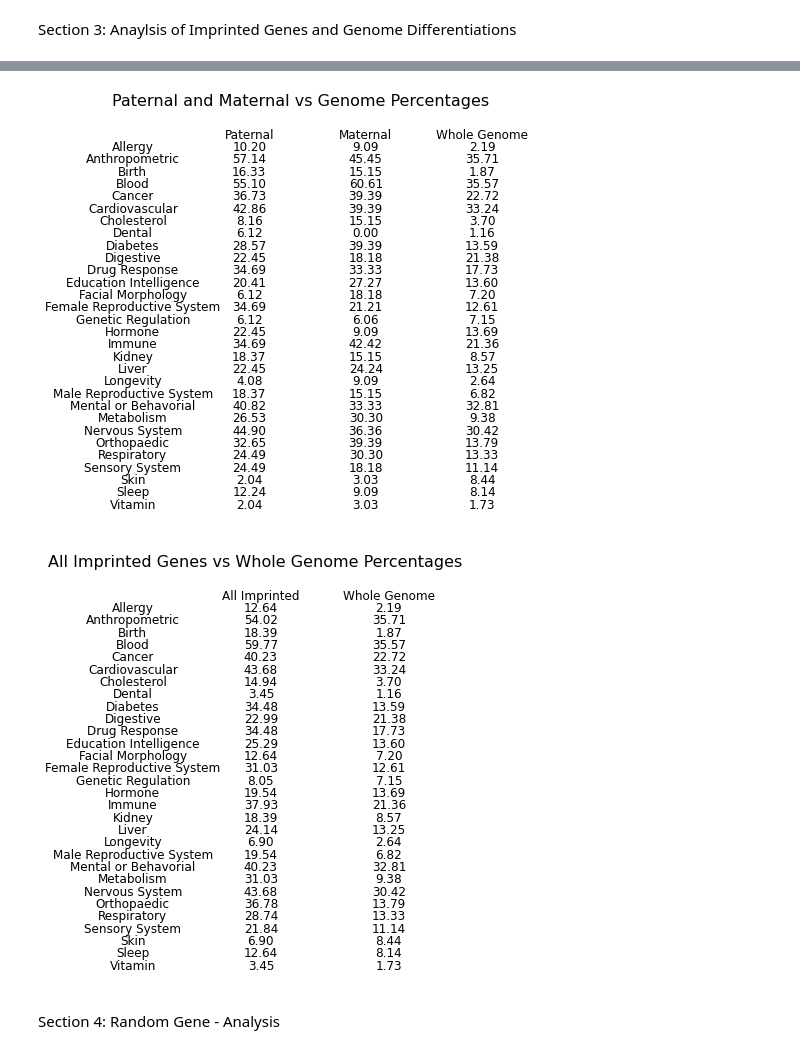
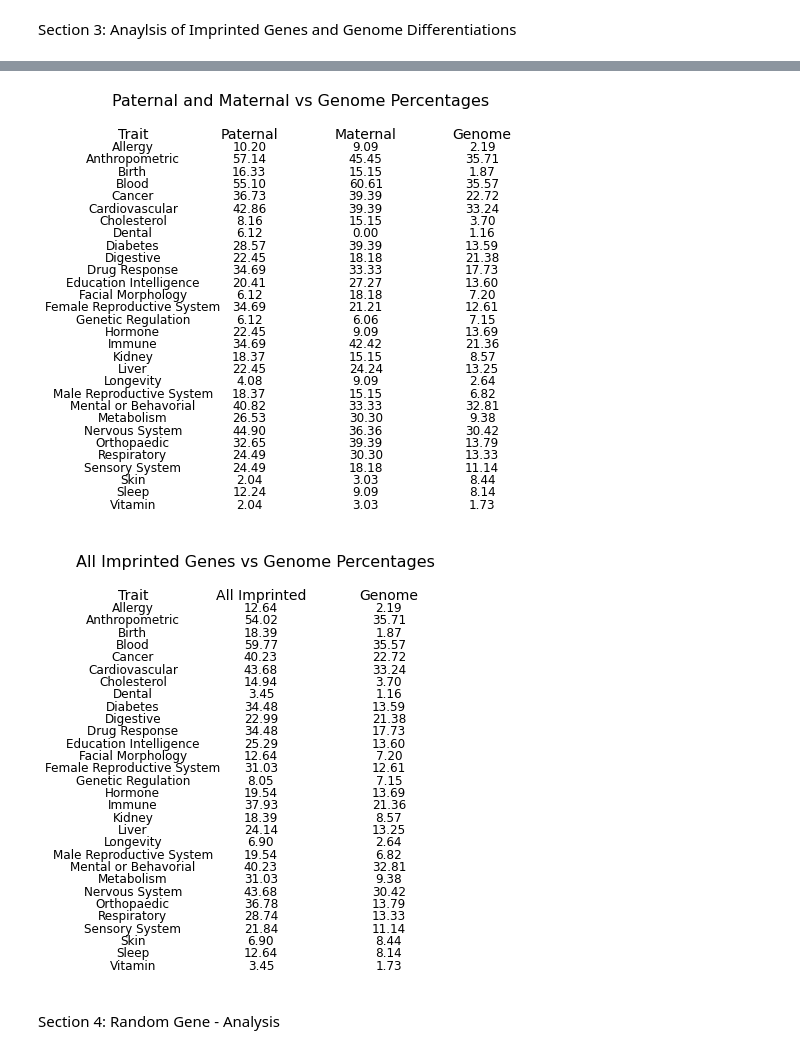
Before and after one commit to spanayotti/GD5999---Code, a Jupyter notebook: Imprinted_Gene_Analysis.ipynb, the cells around one changed output, grey strips where cells are left out. Saved outputs shown, nothing was run; the diff lists cells and outputs as text; code cells hidden in the pictures.

```diff
--- a/Imprinted_Gene_Analysis.ipynb
+++ b/Imprinted_Gene_Analysis.ipynb
@@ -1187,7 +1183,7 @@ for n in overall_imprint_total:
     per_all.append(final)
 np.savetxt("Output/Percentages/all_imprinted.csv", per_all, delimiter =", ", fmt ='% s')
 
-#Removes headers for whole genome array
+#Removes headers for genome array
 for g in totals_genome:
     #If to check if headers have already been removed
     if g == "Total Genes":
@@ -1195,10 +1191,10 @@ for g in totals_genome:
         totals_genome.remove("Total Genes")
 #Print to show have been removed successfully
 
-#Whole Genome
+#Genome
 for n in totals_genome:
     #Calculates percentage
-    final = (n/no_whole_genome) * 100.0
+    final = (n/no_genome) * 100.0
     #Prints pergentage to 2decimal places
     per_genome.append(final)
 np.savetxt("Output/Percentages/genome.csv", per_genome, delimiter =", ", fmt ='% s')
@@ -1207,19 +1203,17 @@ np.savetxt("Output/Percentages/genome.csv", per_genome, delimiter =", ", fmt ='%
 # %%
-fig, ax = plt.subplots(nrows=31, ncols=6, figsize=(11.5,7))
+fig, ax = plt.subplots(nrows=31, ncols=5, figsize=(10,7))
 fig.suptitle('Paternal and Maternal vs Genome Percentages', fontsize=16)
 
-ax[0, 0].set_title("", fontsize=12)
+ax[0, 0].set_title("Trait", fontsize=14)
 ax[0, 0].axis('off')
-ax[0, 1].set_title("Paternal", fontsize=12)
+ax[0, 1].set_title("Paternal", fontsize=14)
 ax[0, 1].axis('off')
-ax[0, 2].set_title("Maternal", fontsize=12)
+ax[0, 2].set_title("Maternal", fontsize=14)
 ax[0, 2].axis('off')
-ax[0, 3].set_title("Not Specified", fontsize=12)
+ax[0, 3].set_title("All Imprinted", fontsize=14)
 ax[0, 3].axis('off')
-ax[0, 4].set_title("All Imprinted", fontsize=12)
+ax[0, 4].set_title("Genome", fontsize=14)
 ax[0, 4].axis('off')
-ax[0, 5].set_title("Whole Genome", fontsize=12)
-ax[0, 5].axis('off')
 
 k = 0
 for i in range(30):
@@ -1230,12 +1224,10 @@ for i in range(30):
     ax[k, 1].axis('off')
     ax[k, 2].set_title(format(per_maternal[i],".2f"), fontsize=12)
     ax[k, 2].axis('off')
-    ax[k, 3].set_title(format(per_notspecified[i],".2f"), fontsize=12)
+    ax[k, 3].set_title(format(per_all[i],".2f"), fontsize=12)
     ax[k, 3].axis('off')
-    ax[k, 4].set_title(format(per_all[i],".2f"), fontsize=12)
+    ax[k, 4].set_title(format(per_genome[i],".2f"), fontsize=12)
     ax[k, 4].axis('off')
-    ax[k, 5].set_title(format(per_genome[i],".2f"), fontsize=12)
-    ax[k, 5].axis('off')
 
 plt.savefig('Imprinting-vs-Genome-Percentages.png')
 # %% [output]
@@ -1244,13 +1236,13 @@ plt.savefig('Imprinting-vs-Genome-Percentages.png')
 fig, ax = plt.subplots(nrows=31, ncols=4, figsize=(8,7))
 fig.suptitle('Paternal and Maternal vs Genome Percentages', fontsize=16)
 
-ax[0, 0].set_title("", fontsize=12)
+ax[0, 0].set_title("Trait", fontsize=14)
 ax[0, 0].axis('off')
-ax[0, 1].set_title("Paternal", fontsize=12)
+ax[0, 1].set_title("Paternal", fontsize=14)
 ax[0, 1].axis('off')
-ax[0, 2].set_title("Maternal", fontsize=12)
+ax[0, 2].set_title("Maternal", fontsize=14)
 ax[0, 2].axis('off')
-ax[0, 3].set_title("Whole Genome", fontsize=12)
+ax[0, 3].set_title("Genome", fontsize=14)
 ax[0, 3].axis('off')
 
 k = 0
@@ -1267,31 +1259,31 @@ for i in range(30):
 
 plt.savefig('Paternal-Maternal-vs-Genome-Percentages.png')
 # %% [output]
-[figure, old version]
+[figure, new version]
 # %%
 fig, ax = plt.subplots(nrows=31, ncols=3, figsize=(6.5,7))
-fig.suptitle('All Imprinted Genes vs Whole Genome Percentages', fontsize=16)
+fig.suptitle('All Imprinted Genes vs Genome Percentages', fontsize=16)
 
-ax[0, 0].set_title("", fontsize=12)
+ax[0, 0].set_title("Trait", fontsize=14)
 ax[0, 0].axis('off')
-ax[0, 1].set_title("All Imprinted", fontsize=12)
+ax[0, 1].set_title("All Imprinted", fontsize=14)
 ax[0, 1].axis('off')
-ax[0, 2].set_title("Whole Genome", fontsize=12)
+ax[0, 2].set_title("Genome", fontsize=14)
 ax[0, 2].axis('off')
 
 k = 0
 for i in range(30):
     k = i+1
     ax[k, 0].set_title(output_traits[i], fontsize=12)
     ax[k, 0].axis('off')
     ax[k, 1].set_title(format(per_all[i],".2f"), fontsize=12)
     ax[k, 1].axis('off')
     ax[k, 2].set_title(format(per_genome[i],".2f"), fontsize=12)
     ax[k, 2].axis('off')
 
 plt.savefig('All-Imprinted-vs-Genome-Percentages.png')
 # %% [output]
-[figure, old version]
+[figure, new version]
 # %% [markdown]
 Section 4: Random Gene - Analysis
 # %% [markdown]
```
Also changed, not shown: parts of 20 cells of this notebook.
